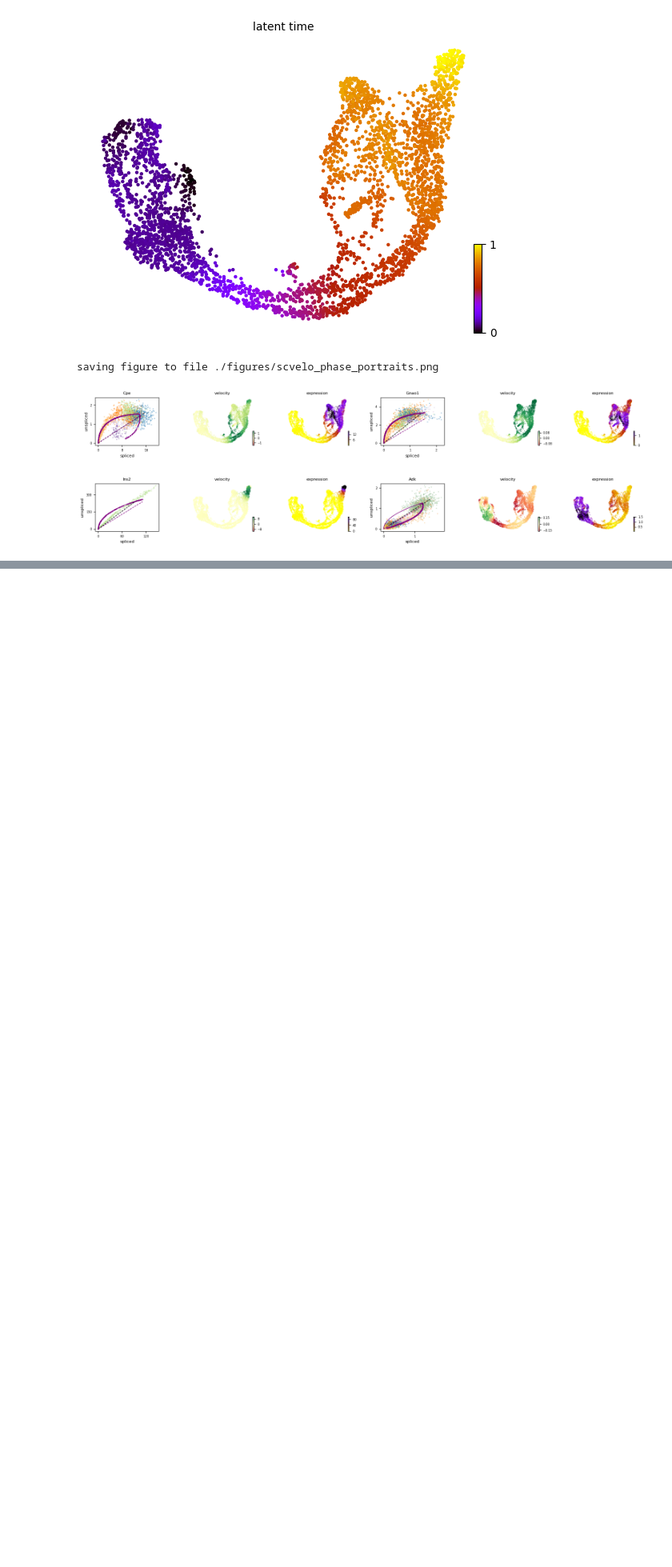
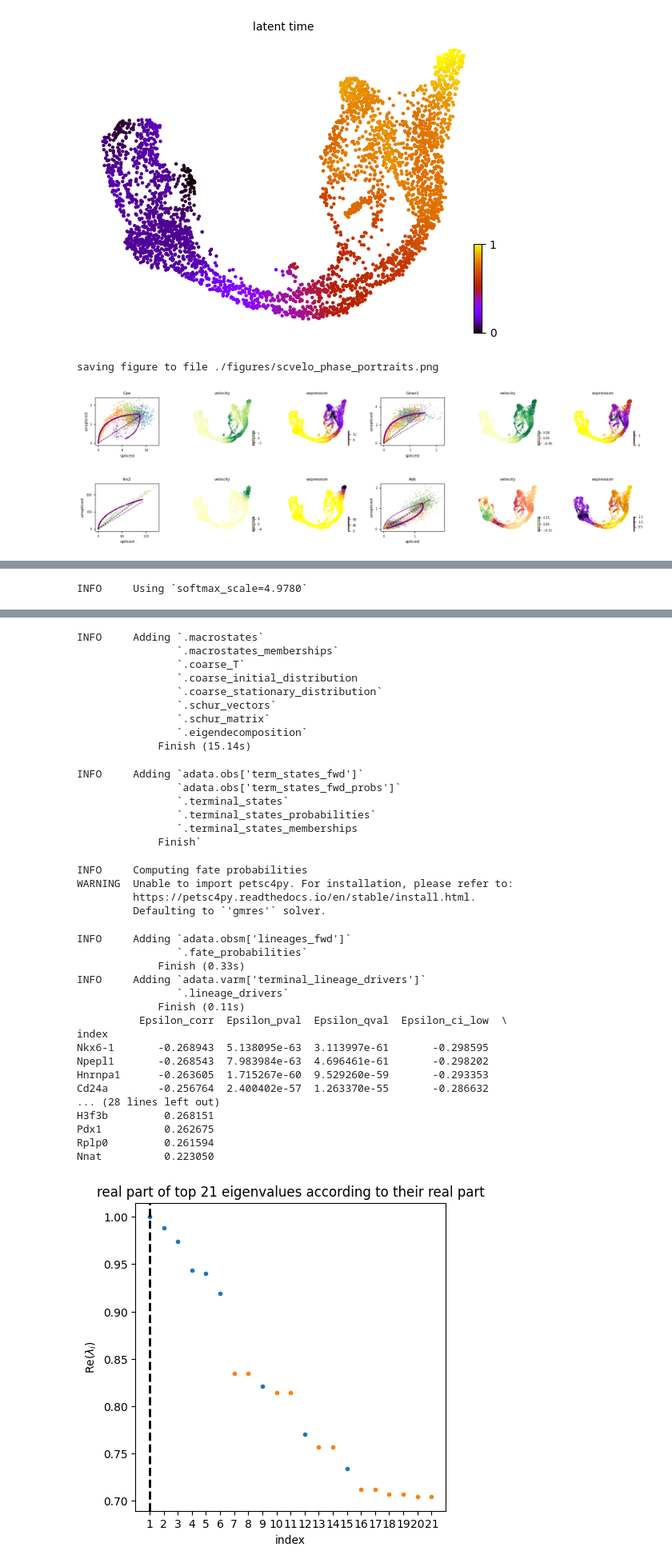
Before and after one commit to paggalih/project, a Jupyter notebook: scvelo/cluster.ipynb, the cells around one changed output, grey strips where cells are left out. Shown at 80% size. Cells and saved outputs as stored; diff of their text form; code cells hidden in the pictures; blank space fills up the shorter version.

```diff
--- a/scvelo/cluster.ipynb
+++ b/scvelo/cluster.ipynb
@@ -112,3 +112,33 @@ saving figure to file ./figures/scvelo_latent_time.png
 [figure]
 saving figure to file ./figures/scvelo_phase_portraits.png
 [figure]
+# %%
+import cellrank as cr
+
+# 1. Build transition matrix
+vk = cr.kernels.VelocityKernel(adata).compute_transition_matrix()
+ck = cr.kernels.ConnectivityKernel(adata).compute_transition_matrix()
+kernel = 0.8 * vk + 0.2 * ck
+print(kernel)
+
+# 2. Estimator + spectrum
+g = cr.estimators.GPCCA(kernel)
+g.compute_schur(n_components=20)
+g.plot_spectrum(real_only=True, save="spectrum.png")
+
+# 3. Macrostates
+g.compute_macrostates(n_states=10, cluster_key="clusters")
+g.plot_macrostates(which="all", save="macrostates.png")
+
+# 4. Terminal states
+g.predict_terminal_states()
+g.plot_macrostates(which="terminal", save="terminal.png")
+
+# 5. Fate probabilities
+g.compute_fate_probabilities()
+g.plot_fate_probabilities(same_plot=False, save="fates.png")
+
+# 6. Driver genes for Beta
+drivers = g.compute_lineage_drivers(cluster_key="clusters")
+print(drivers.sort_values("Beta_corr", ascending=False).head(10))
+# %% [output]
@@ -114,0 +146 @@ saving figure to file ./figures/scvelo_phase_portraits.png
+INFO     Using `softmax_scale=4.9780`
@@ -114,0 +164,37 @@ saving figure to file ./figures/scvelo_phase_portraits.png
+INFO     Adding `.macrostates`
+                `.macrostates_memberships`
+                `.coarse_T`
+                `.coarse_initial_distribution
+                `.coarse_stationary_distribution`
+                `.schur_vectors`
+                `.schur_matrix`
+                `.eigendecomposition`
+             Finish (15.14s)
+INFO     Adding `adata.obs['term_states_fwd']`
+                `adata.obs['term_states_fwd_probs']`
+                `.terminal_states`
+                `.terminal_states_probabilities`
+                `.terminal_states_memberships
+             Finish`
+INFO     Computing fate probabilities
+WARNING  Unable to import petsc4py. For installation, please refer to:
+         https://petsc4py.readthedocs.io/en/stable/install.html.
+         Defaulting to `'gmres'` solver.
+INFO     Adding `adata.obsm['lineages_fwd']`
+                `.fate_probabilities`
+             Finish (0.33s)
+INFO     Adding `adata.varm['terminal_lineage_drivers']`
+                `.lineage_drivers`
+             Finish (0.11s)
+          Epsilon_corr  Epsilon_pval  Epsilon_qval  Epsilon_ci_low  \
+index
+Nkx6-1       -0.268943  5.138095e-63  3.113997e-61       -0.298595
+Npepl1       -0.268543  7.983984e-63  4.696461e-61       -0.298202
+Hnrnpa1      -0.263605  1.715267e-60  9.529260e-59       -0.293353
+Cd24a        -0.256764  2.400402e-57  1.263370e-55       -0.286632
+... (28 lines left out)
+H3f3b         0.268151
+Pdx1          0.262675
+Rplp0         0.261594
+Nnat          0.223050
+[figure, added]
```
Also changed, not shown: parts of 1 cell of this notebook.
